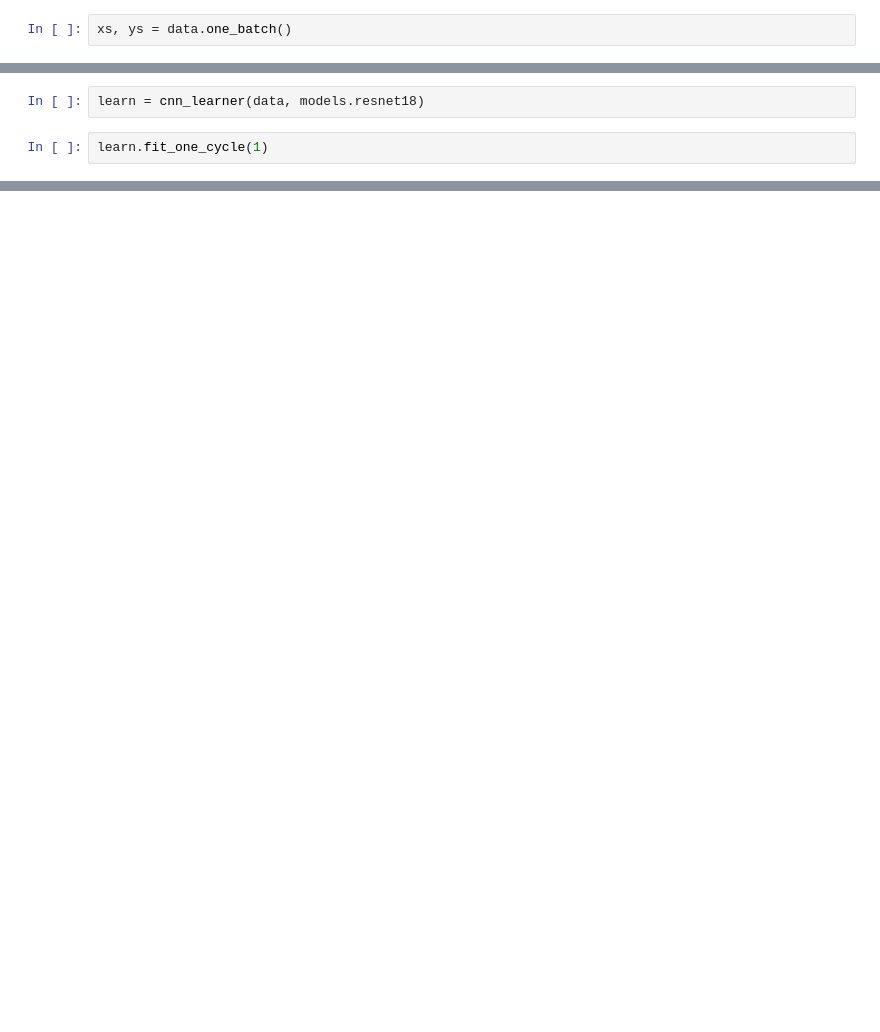
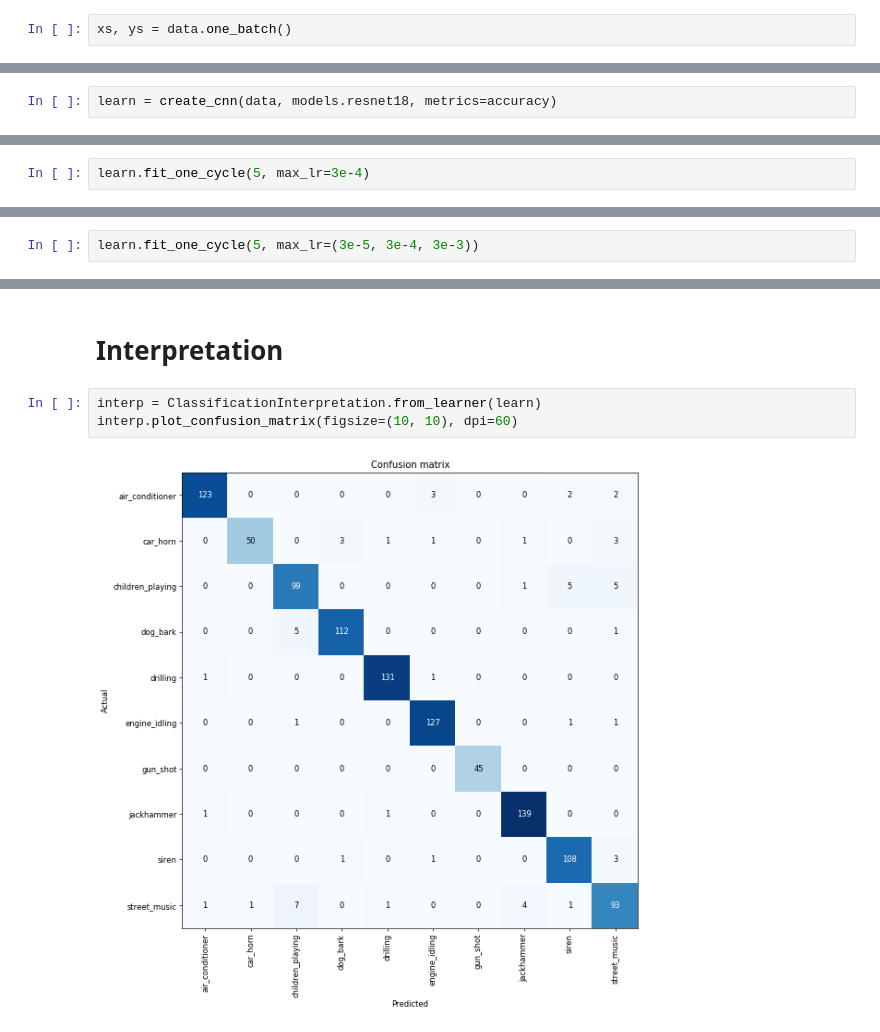
Before and after one commit to zacharyneveu/Machine_Learning, a Jupyter notebook: Project/PythonVersion.ipynb, the cells around one changed output, grey strips where cells are left out. Saved outputs shown, nothing was run; the diff lists cells and outputs as text; blank space fills up the shorter version.

```diff
--- a/Project/PythonVersion.ipynb
+++ b/Project/PythonVersion.ipynb
@@ -64,4 +75,2 @@ xs.shape, ys.shape
 # %%
-learn = cnn_learner(data, models.resnet18)
+learn = create_cnn(data, models.resnet18, metrics=accuracy)
-# %%
-learn.fit_one_cycle(1)
@@ -83,0 +80,2 @@ x.shape
+# %%
+learn.fit_one_cycle(5, max_lr=3e-4)
@@ -83,0 +91,2 @@ x.shape
+# %%
+learn.fit_one_cycle(5, max_lr=(3e-5, 3e-4, 3e-3))
@@ -83,0 +100,7 @@ x.shape
+# %% [markdown]
+# Interpretation
+# %%
+interp = ClassificationInterpretation.from_learner(learn)
+interp.plot_confusion_matrix(figsize=(10, 10), dpi=60)
+# %% [output]
+[figure, added]
```
Also changed, not shown: parts of 21 cells of this notebook, 9 other files.
